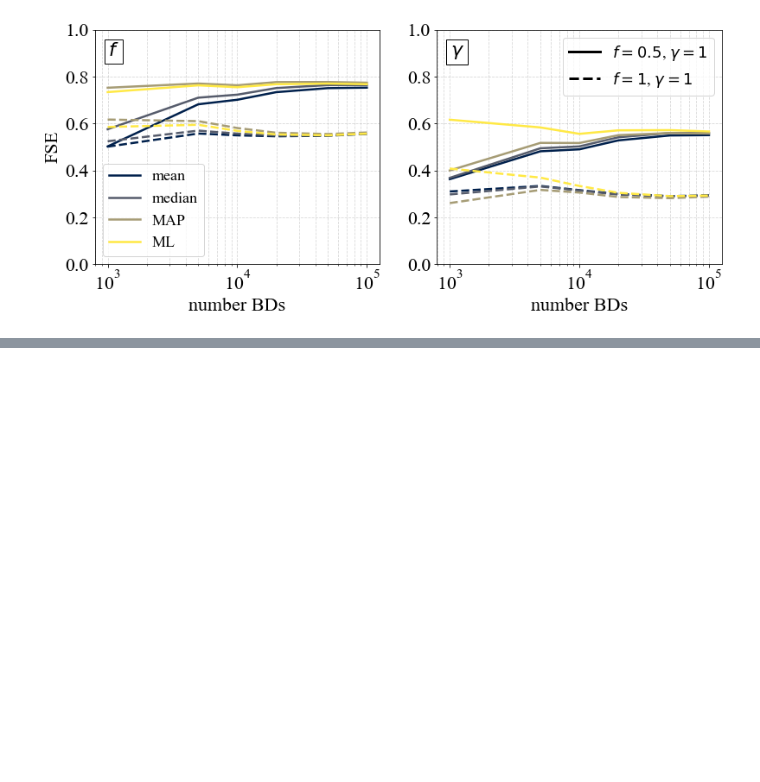
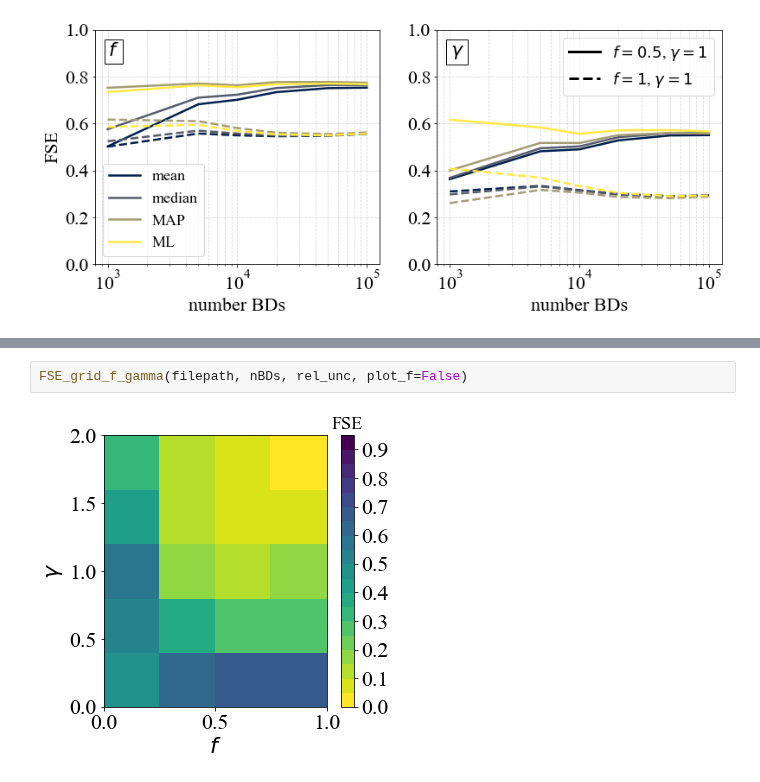
Before and after one commit to SvPoder/exoplanets, a Jupyter notebook: jupyter-notebook/reconstructed_DM.ipynb, the cells around one changed output, grey strips where cells are left out. Drawn from its saved outputs; the diff is of its cells as text; blank space fills up the shorter version.

```diff
--- a/jupyter-notebook/reconstructed_DM.ipynb
+++ b/jupyter-notebook/reconstructed_DM.ipynb
@@ -351,0 +413,4 @@ fig.savefig("../Figs/game0_FS1_uncTobs0.05.pdf", bbox_inches="tight")
+# %%
+FSE_grid_f_gamma(filepath, nBDs, rel_unc, plot_f=False)
+# %% [output]
+[figure, added]
```
Also changed, not shown: parts of 7 cells of this notebook, 1 other file.
